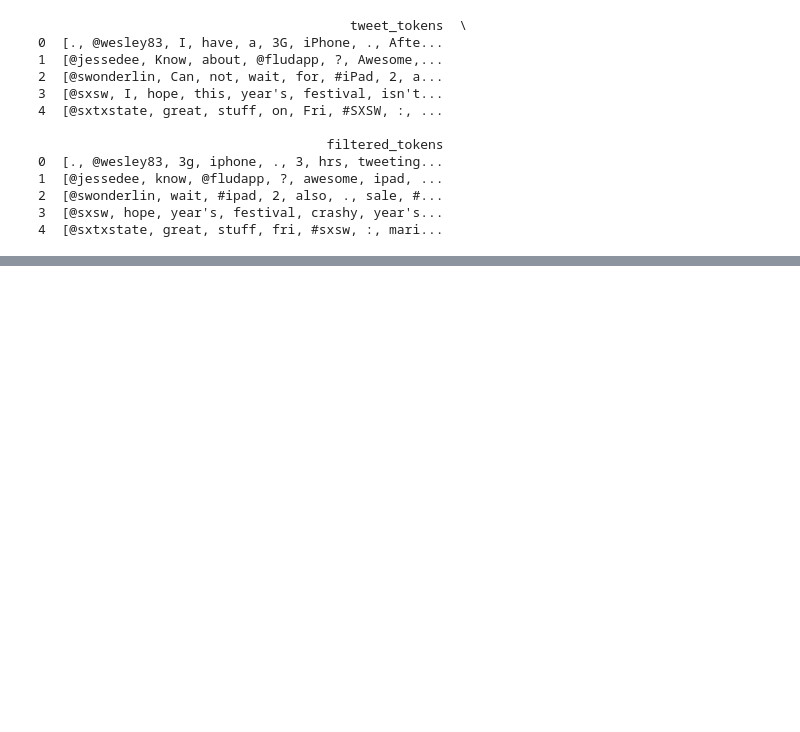
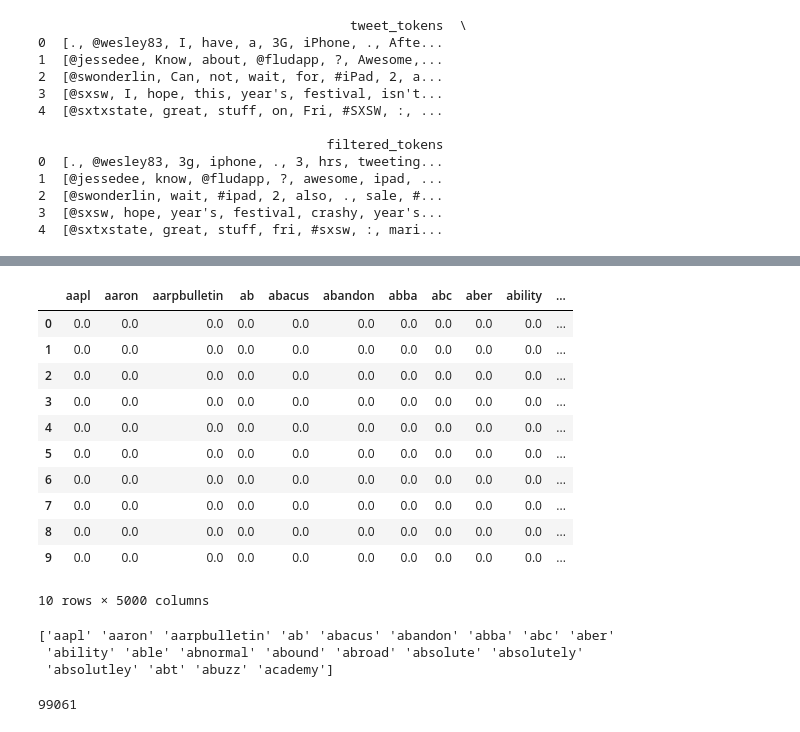
Before and after one commit to jaredlil/project-4-twitter-sentiment, a Jupyter notebook: Untitled.ipynb, the cells around one changed output, grey strips where cells are left out. Drawn from its saved outputs; the diff is of its cells as text; code cells hidden in the pictures; blank space fills up the shorter version.

Commit message:
vectorized and did simple log reg

```diff
--- a/Untitled.ipynb
+++ b/Untitled.ipynb
@@ -151,0 +317,7 @@ print(df[['filtered_tokens', 'clean_tokens']].head())
+# %%
+# Apply VADER sentiment classification to a new column
+df['vader_sentiment'] = df['tweet_text'].apply(lambda text:
+    "Positive emotion" if sia.polarity_scores(str(text))['compound'] > 0.05
+    else "Negative emotion" if sia.polarity_scores(str(text))['compound'] < -0.05
+    else "Neutral emotion"
+)
@@ -174,0 +382,4 @@ Name: filtered_tokens, Length: 8983, dtype: int64
+# %%
+df['vader_target'] = df['vader_sentiment'].apply(lambda x: 1 if x == "Positive emotion" else 0)
+
+print(df['vader_target'].value_counts())
@@ -174,0 +390,4 @@ Name: filtered_tokens, Length: 8983, dtype: int64
+# %%
+#Converting cleaned pos_lemmatized_tokens into text to vectorize
+df['clean_text'] = df['pos_lemmatized_tokens'].apply(lambda tokens: " ".join(tokens))
+df['clean_text']
@@ -174,0 +416,25 @@ Name: filtered_tokens, Length: 8983, dtype: int64
+# %%
+tfidf_df.head(10)
+# %% [output]
+|  | aapl | aaron | aarpbulletin | ab | abacus | abandon | abba | abc | aber | ability | ... |
+| 0 | 0.0 | 0.0 | 0.0 | 0.0 | 0.0 | 0.0 | 0.0 | 0.0 | 0.0 | 0.0 | ... |
+| 1 | 0.0 | 0.0 | 0.0 | 0.0 | 0.0 | 0.0 | 0.0 | 0.0 | 0.0 | 0.0 | ... |
+| 2 | 0.0 | 0.0 | 0.0 | 0.0 | 0.0 | 0.0 | 0.0 | 0.0 | 0.0 | 0.0 | ... |
+| 3 | 0.0 | 0.0 | 0.0 | 0.0 | 0.0 | 0.0 | 0.0 | 0.0 | 0.0 | 0.0 | ... |
+| 4 | 0.0 | 0.0 | 0.0 | 0.0 | 0.0 | 0.0 | 0.0 | 0.0 | 0.0 | 0.0 | ... |
+| 5 | 0.0 | 0.0 | 0.0 | 0.0 | 0.0 | 0.0 | 0.0 | 0.0 | 0.0 | 0.0 | ... |
+| 6 | 0.0 | 0.0 | 0.0 | 0.0 | 0.0 | 0.0 | 0.0 | 0.0 | 0.0 | 0.0 | ... |
+| 7 | 0.0 | 0.0 | 0.0 | 0.0 | 0.0 | 0.0 | 0.0 | 0.0 | 0.0 | 0.0 | ... |
+| 8 | 0.0 | 0.0 | 0.0 | 0.0 | 0.0 | 0.0 | 0.0 | 0.0 | 0.0 | 0.0 | ... |
+| 9 | 0.0 | 0.0 | 0.0 | 0.0 | 0.0 | 0.0 | 0.0 | 0.0 | 0.0 | 0.0 | ... |
+10 rows × 5000 columns
+# %%
+print(tfidf.get_feature_names_out()[:20])  # Check first 20 features
+# %% [output]
+['aapl' 'aaron' 'aarpbulletin' 'ab' 'abacus' 'abandon' 'abba' 'abc' 'aber'
+ 'ability' 'able' 'abnormal' 'abound' 'abroad' 'absolute' 'absolutely'
+ 'absolutley' 'abt' 'abuzz' 'academy']
+# %%
+print((tfidf_df != 0).sum().sum())  # Total nonzero values
+# %% [output]
+99061
```
Also changed, not shown: parts of 46 cells of this notebook.
